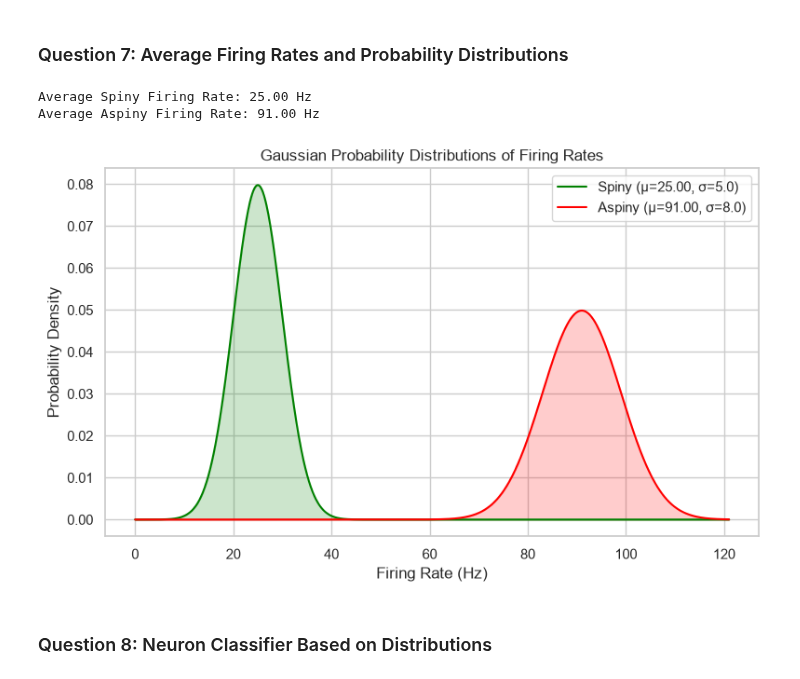
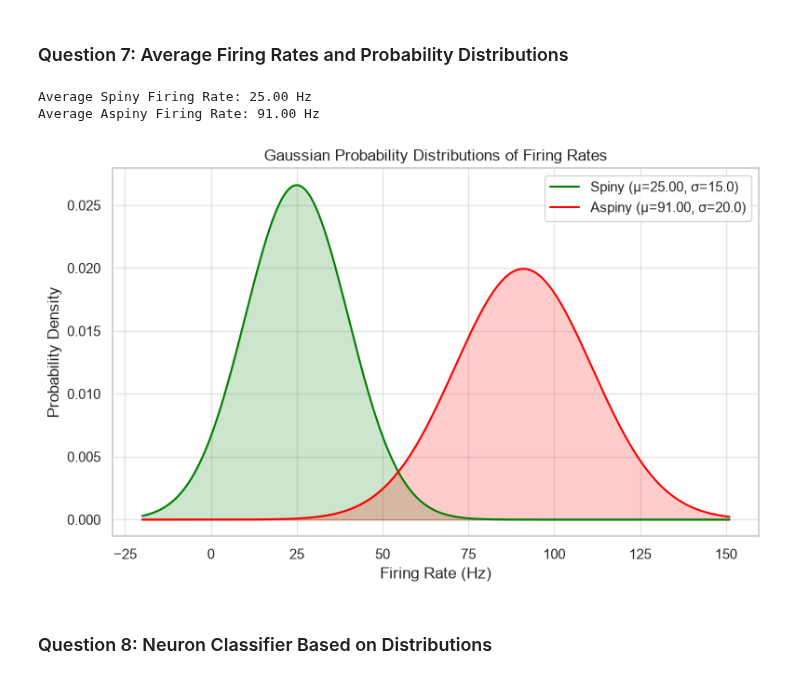
Before and after one commit to zassoulin/868369501-nn-final-project, a Jupyter notebook: Part_A.ipynb, the cells around one changed output. Cells and saved outputs as stored; diff of their text form; code cells hidden in the pictures.

```diff
--- a/Part_A.ipynb
+++ b/Part_A.ipynb
@@ -79,28 +107,3 @@ Both neurons fire action potentials (spikes) in response to the electrical stimu
 The main difference is the **firing rate**. The aspiny neuron exhibits a noticeably higher frequency of action potentials compared to the spiny neuron. The spiny neuron responds with fewer, more spaced-out spikes, while the aspiny neuron fires rapidly, which is characteristic of many fast-spiking inhibitory interneurons.
 # %% [markdown]
 ### Question 4: Spike Trains and Action Potential Threshold
-# %%
-# Function to extract spike times
-def extract_spikes(voltage_trace, threshold_mv=-20, min_distance_samples=100):
-    peaks, _ = signal.find_peaks(voltage_trace, height=threshold_mv, distance=min_distance_samples)
-    return peaks
-
-# We select a safe threshold of -20 mV
-threshold = -20
-
-spiny_peaks = extract_spikes(spiny_response, threshold)
-aspiny_peaks = extract_spikes(aspiny_response, threshold)
-
-# Create raster plots for spike trains
-fig, ax = plt.subplots(2, 1, figsize=(10, 4), sharex=True)
-ax[0].vlines(time_vector[spiny_peaks], ymin=0, ymax=1, color='green')
-ax[0].set_title('Spiny Neuron Spike Train')
-ax[0].set_yticks([])
-
-ax[1].vlines(time_vector[aspiny_peaks], ymin=0, ymax=1, color='red')
-ax[1].set_title('Aspiny Neuron Spike Train')
-ax[1].set_xlabel('Time (seconds)')
-ax[1].set_yticks([])
-
-plt.tight_layout()
-plt.show()
@@ -188,43 +317,46 @@ We used a **Gaussian Kernel** (with a standard deviation $\sigma = 50$ ms). A Ga
 # %% [markdown]
 ### Question 7: Average Firing Rates and Probability Distributions
 # %%
-# Calculate average firing rate during the main stimulus duration
-# The main stimulus (150 pA) occurs between ~1.02s and 2.02s
-stim_start = 1.02
-stim_end = 2.02
+# Calculate average firing rate during the main stimulus duration (reusing the exact stimulus
+# window computed from the data in the Data Loading section: pulse2_start / pulse2_end).
+stim_start = pulse2_start
+stim_end = pulse2_end
 stim_duration = stim_end - stim_start
 
 spiny_spikes_stim = len([p for p in spiny_peaks if stim_start * fs <= p <= stim_end * fs])
 aspiny_spikes_stim = len([p for p in aspiny_peaks if stim_start * fs <= p <= stim_end * fs])
 
 mu_spiny = spiny_spikes_stim / stim_duration
 mu_aspiny = aspiny_spikes_stim / stim_duration
 
 print(f"Average Spiny Firing Rate: {mu_spiny:.2f} Hz")
 print(f"Average Aspiny Firing Rate: {mu_aspiny:.2f} Hz")
 
-# Create Gaussian distributions with some chosen standard deviations for partial overlap
-sigma_spiny = 5.0
-sigma_aspiny = 8.0
+# Choose standard deviations that give the two Gaussians substantial, visible overlap (the PDF
+# explicitly asks for partial overlap). mu_spiny=25 Hz and mu_aspiny=91 Hz are 66 Hz apart, so we
+# pick sigmas on the order of a third of that gap -- large enough to overlap, but still narrow
+# enough that the means remain clearly separated.
+sigma_spiny = 15.0
+sigma_aspiny = 20.0
 
-x = np.linspace(0, mu_aspiny + 30, 1000)
+x = np.linspace(-20, mu_aspiny + 60, 2000)
 pdf_spiny = norm.pdf(x, mu_spiny, sigma_spiny)
 pdf_aspiny = norm.pdf(x, mu_aspiny, sigma_aspiny)
 
 plt.figure(figsize=(8, 5))
 plt.plot(x, pdf_spiny, color='green', label=f'Spiny (μ={mu_spiny:.2f}, σ={sigma_spiny})')
 plt.plot(x, pdf_aspiny, color='red', label=f'Aspiny (μ={mu_aspiny:.2f}, σ={sigma_aspiny})')
 plt.fill_between(x, pdf_spiny, alpha=0.2, color='green')
 plt.fill_between(x, pdf_aspiny, alpha=0.2, color='red')
 plt.title('Gaussian Probability Distributions of Firing Rates')
 plt.xlabel('Firing Rate (Hz)')
 plt.ylabel('Probability Density')
 plt.legend()
 plt.tight_layout()
 plt.show()
 # %% [output]
 Average Spiny Firing Rate: 25.00 Hz
 Average Aspiny Firing Rate: 91.00 Hz
-[figure, old version]
+[figure, new version]
 # %% [markdown]
 ### Question 8: Neuron Classifier Based on Distributions
```
Also changed, not shown: parts of 23 cells of this notebook, 2 other files.
